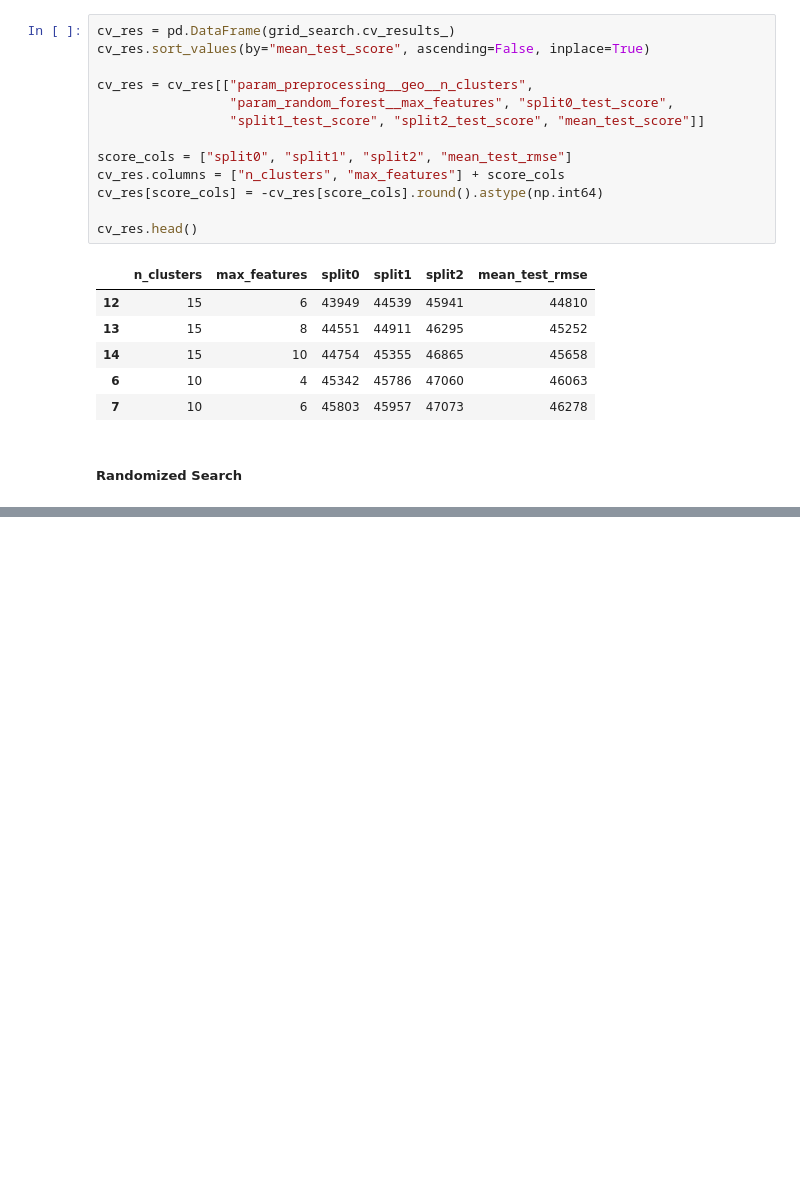
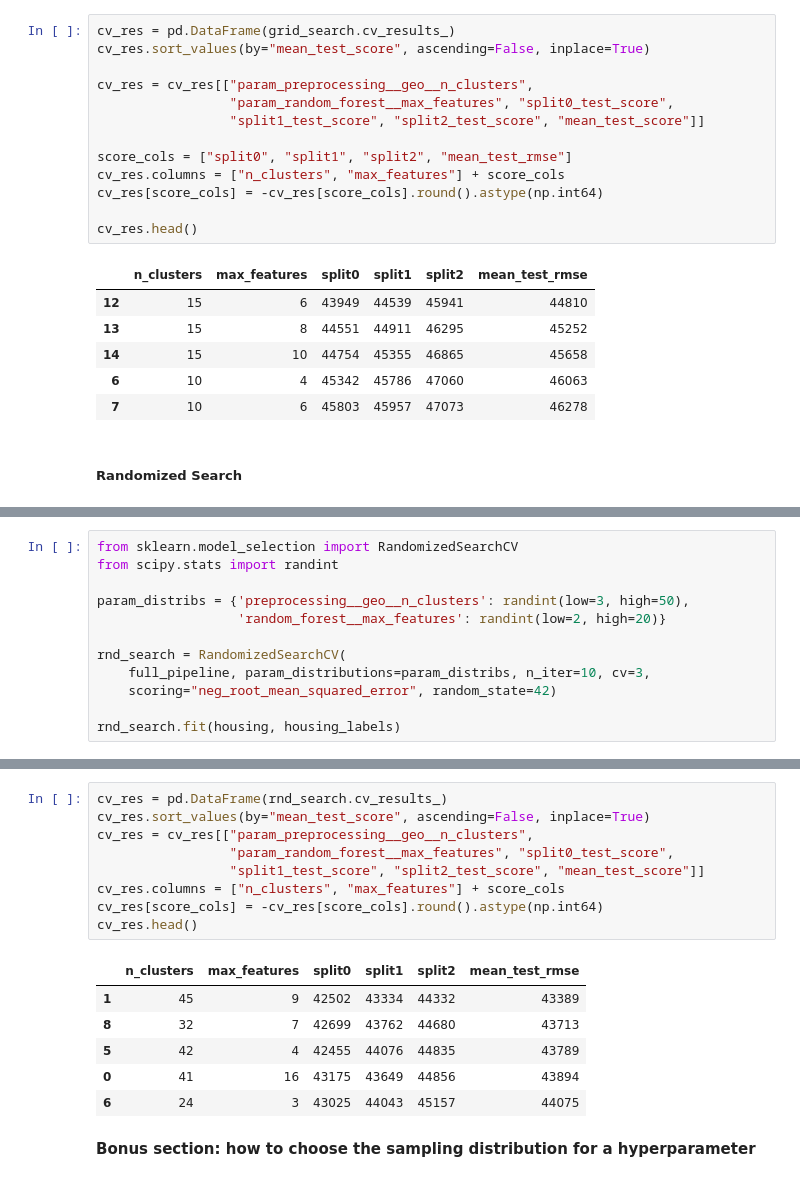
Before and after one commit to HyanLucas/Hands-on-Machine-Learning-3-Projects, a Jupyter notebook: End-o-end-machine-learning-project/california-housing-price-prediction.ipynb, the cells around one changed output, grey strips where cells are left out. Saved outputs shown, nothing was run; the diff lists cells and outputs as text; blank space fills up the shorter version.

Commit message:
feat: randomized search pt1

```diff
--- a/End-o-end-machine-learning-project/california-housing-price-prediction.ipynb
+++ b/End-o-end-machine-learning-project/california-housing-price-prediction.ipynb
@@ -1283,0 +1287,12 @@ cv_res.head()
+# %%
+from sklearn.model_selection import RandomizedSearchCV
+from scipy.stats import randint
+
+param_distribs = {'preprocessing__geo__n_clusters': randint(low=3, high=50),
+                  'random_forest__max_features': randint(low=2, high=20)}
+
+rnd_search = RandomizedSearchCV(
+    full_pipeline, param_distributions=param_distribs, n_iter=10, cv=3,
+    scoring="neg_root_mean_squared_error", random_state=42)
+
+rnd_search.fit(housing, housing_labels)
@@ -1283,0 +1316,18 @@ cv_res.head()
+# %%
+cv_res = pd.DataFrame(rnd_search.cv_results_)
+cv_res.sort_values(by="mean_test_score", ascending=False, inplace=True)
+cv_res = cv_res[["param_preprocessing__geo__n_clusters",
+                 "param_random_forest__max_features", "split0_test_score",
+                 "split1_test_score", "split2_test_score", "mean_test_score"]]
+cv_res.columns = ["n_clusters", "max_features"] + score_cols
+cv_res[score_cols] = -cv_res[score_cols].round().astype(np.int64)
+cv_res.head()
+# %% [output]
+|  | n_clusters | max_features | split0 | split1 | split2 | mean_test_rmse |
+| 1 | 45 | 9 | 42502 | 43334 | 44332 | 43389 |
+| 8 | 32 | 7 | 42699 | 43762 | 44680 | 43713 |
+| 5 | 42 | 4 | 42455 | 44076 | 44835 | 43789 |
+| 0 | 41 | 16 | 43175 | 43649 | 44856 | 43894 |
+| 6 | 24 | 3 | 43025 | 44043 | 45157 | 44075 |
+# %% [markdown]
+<b>Bonus section: how to choose the sampling distribution for a hyperparameter</b>
```
Also changed, not shown: parts of 2 cells of this notebook.
